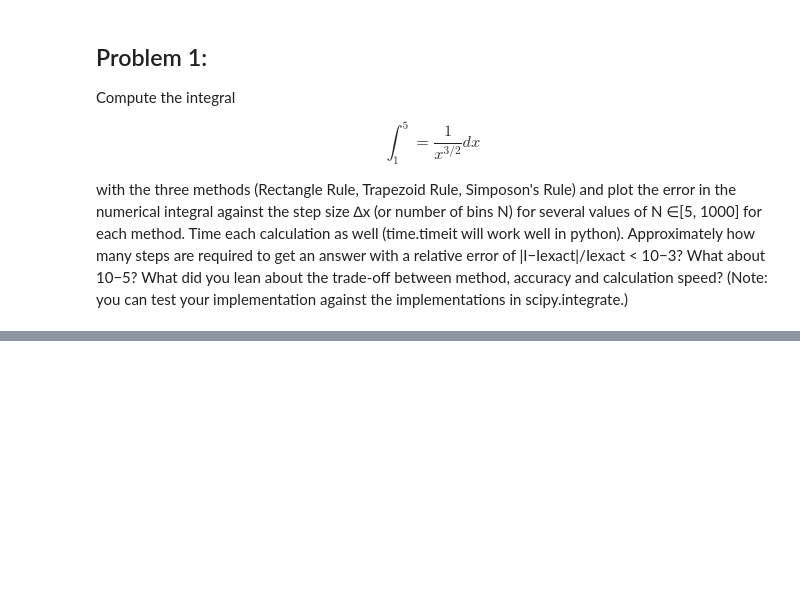
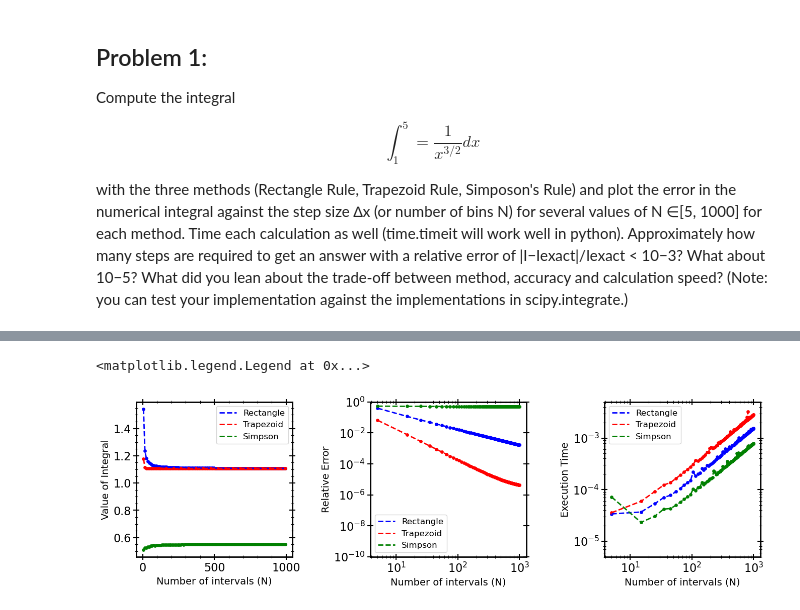
Before and after one commit to carlosajurado/AST384C-Computational-Astrophysics, a Jupyter notebook: HW1.ipynb, the cells around one changed output, grey strips where cells are left out. Drawn from its saved outputs; the diff is of its cells as text; code cells hidden in the pictures; blank space fills up the shorter version.

```diff
--- a/HW1.ipynb
+++ b/HW1.ipynb
@@ -72,12 +101,0 @@ def integrate_trapezoids(func, N, a, b):
-# %%
-def f1(x):
-    return (1/x**(3/2))
-
-N, b, a = 20, 1, 5
-
-value_rectangles = integrate_rectangles(f1, N, b, a)
-print(value_rectangles[1])
-
-
-value_trapezoids = integrate_trapezoids(f1, N, b, a)
-print(value_trapezoids[1])
@@ -86,0 +134,66 @@ print(value_trapezoids[1])
+# %%
+## Calculating the relative errors
+value_analytical = 1.10557
+
+err_rectangles_arr = ( np.array(value_rectangles_arr) - value_analytical)/value_analytical
+err_trapezoids_arr = ( np.array(value_trapezoids_arr) - value_analytical)/value_analytical
+err_simpsion_arr = np.abs(( np.array(value_simpsion_arr) - value_analytical)/value_analytical)
+# %%
+fig, axs = plt.subplots(1, 3, figsize=(16, 4))
+plt.subplots_adjust(wspace=0.5, hspace=0.3)
+
+axs[0].scatter(N_array, value_rectangles_arr, color='b', s = 15)
+axs[0].plot(N_array, value_rectangles_arr, color='b', linestyle = '--', label='Rectangle')
+
+axs[0].scatter(N_array, value_trapezoids_arr, color='r', s = 15)
+axs[0].plot(N_array, value_trapezoids_arr, color='r', linestyle = '--', label='Trapezoid')
+
+axs[0].scatter(N_array, value_simpsion_arr, color='g', s = 15)
+axs[0].plot(N_array, value_simpsion_arr, color='g', linestyle = '--', label='Simpson')
+
+
+axs[0].set_xlabel('Number of intervals (N)')
+axs[0].set_ylabel('Value of Integral')
+axs[0].legend()
+
+#############################################################################################################
+#############################################################################################################
+#############################################################################################################
+
+
+axs[1].scatter(N_array, err_rectangles_arr, color='b', s = 15)
+axs[1].loglog(N_array, err_rectangles_arr, color='b', linestyle = '--', label='Rectangle')
+
+axs[1].scatter(N_array, err_trapezoids_arr, color='r', s = 15)
+axs[1].loglog(N_array, err_trapezoids_arr, color='r', linestyle = '--', label='Trapezoid')
+
+axs[1].scatter(N_array, err_simpsion_arr, color='g', s = 15)
+axs[1].loglog(N_array, err_simpsion_arr, color='g', linestyle = '--', label='Simpson')
+
+axs[1].set_xlabel('Number of intervals (N)')
+axs[1].set_ylabel('Relative Error')
+axs[1].set_ylim(10**-10, 1)
+axs[1].legend()
+
+#############################################################################################################
+#############################################################################################################
+#############################################################################################################
+
+
+axs[2].scatter(N_array, time_rectangles_arr, color='b', s = 15)
+axs[2].loglog(N_array, time_rectangles_arr, color='b', linestyle = '--', label='Rectangle')
+
+axs[2].scatter(N_array, time_trapezoids_arr, color='r', s = 15)
+axs[2].loglog(N_array, time_trapezoids_arr, color='r', linestyle = '--', label='Trapezoid')
+
+axs[2].scatter(N_array, time_simpsion_arr, color='g', s = 15)
+axs[2].loglog(N_array, time_simpsion_arr, color='g', linestyle = '--', label='Simpson')
+
+
+axs[2].set_xlabel('Number of intervals (N)')
+axs[2].set_ylabel('Execution Time')
+axs[2].set_ylim(5 * 10**-6, 5 * 10**-3)
+axs[2].legend()
+# %% [output]
+<matplotlib.legend.Legend at 0x...>
+[figure, added]
```
Also changed, not shown: parts of 5 cells of this notebook.
